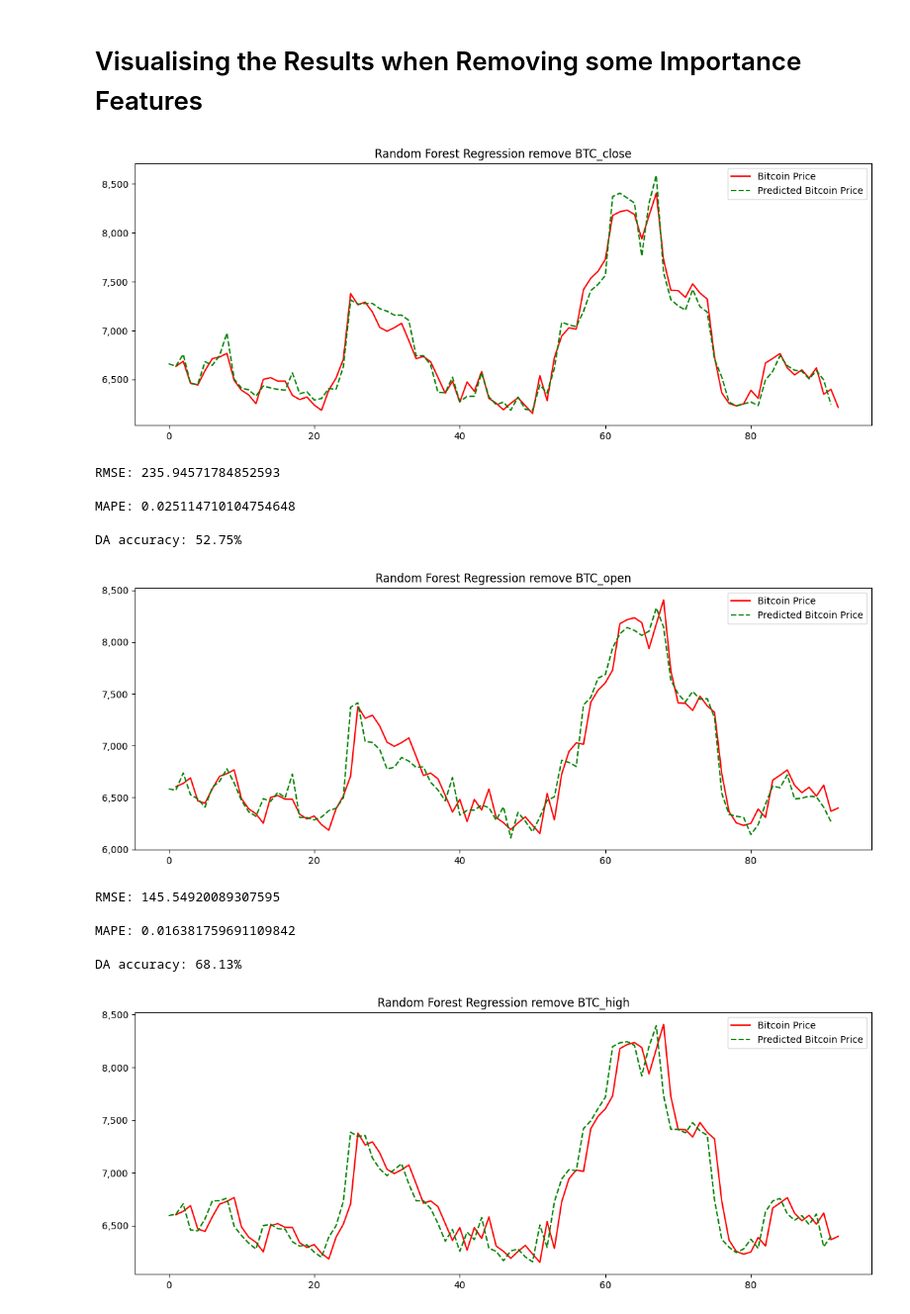
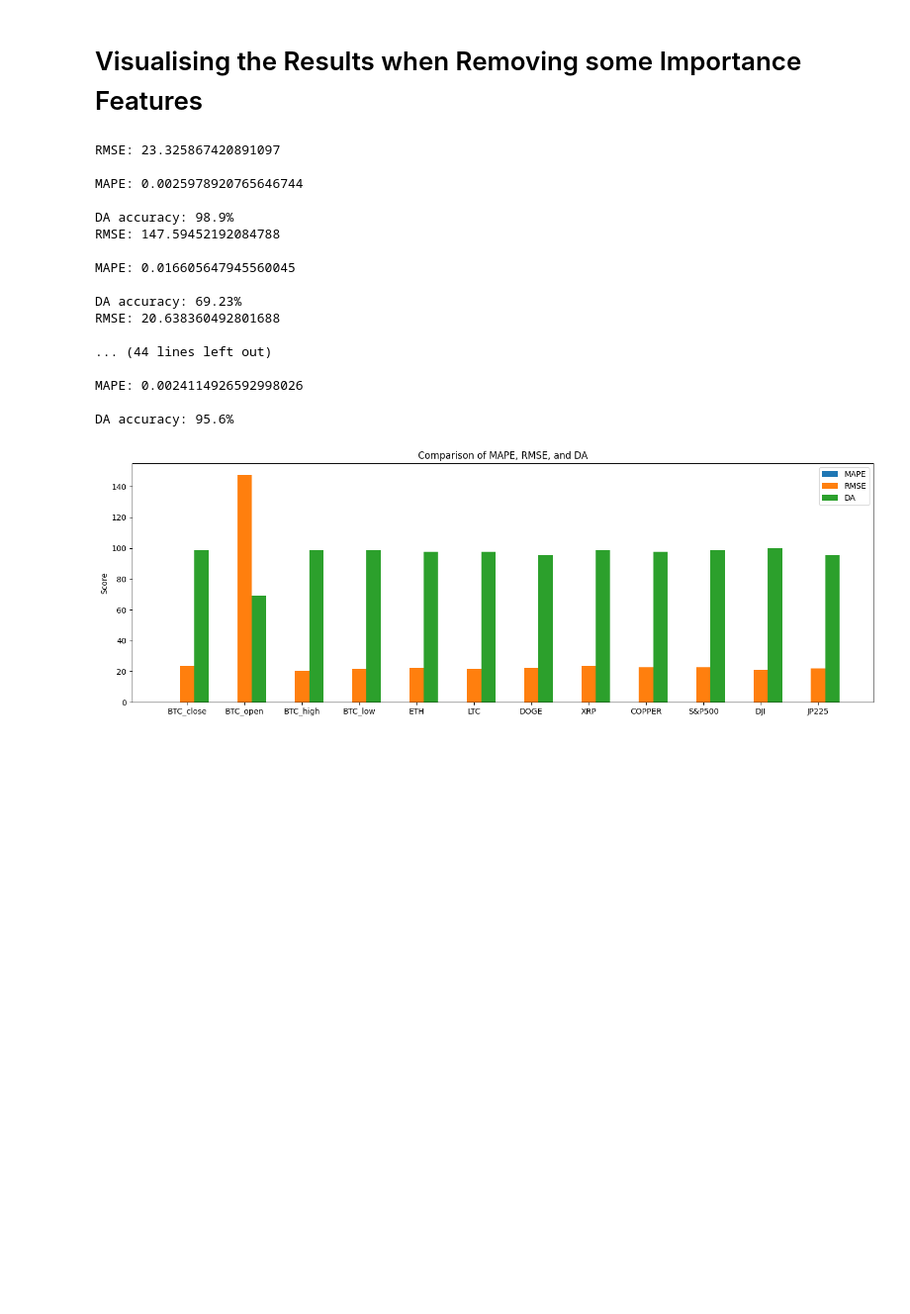
Before and after one commit to lavibula/BitcoinPrediction, a Jupyter notebook: Members/Mlinh/random_forest_period1_ETH.ipynb, the cells around one changed output. Shown at 99% size. Cells and saved outputs as stored; diff of their text form; code cells hidden in the pictures; blank space fills up the shorter version.

```diff
--- a/Members/Mlinh/random_forest_period1_ETH.ipynb
+++ b/Members/Mlinh/random_forest_period1_ETH.ipynb
@@ -82,7 +82,7 @@ Y_test = test_dataset["BTC_close"][1:]
 from sklearn import tree
 from sklearn.ensemble import RandomForestRegressor
 # %%
-simpleTree = RandomForestRegressor(max_depth=15, n_estimators=500)
+simpleTree = RandomForestRegressor(max_depth=10, n_estimators=500)
 #Xây dựng cây hồi quy với độ sâu cây là 10 (Random forest), 500 cây
 simpleTree.fit(X_train, Y_train)
 # %% [output]
@@ -258,62 +258,87 @@ array([[ 6213.3 ,  5883.2 ,  6284.9 , ...,  2718.37, 24271.41, 22304.51],
 # %% [markdown]
 # Visualising the Results when Removing some Importance Features
 # %%
+RMSE_list = []
+MAPE_list = []
+DA_list = []
 for columnName in Xtrain:
     columnData = Xtrain[columnName]
-    if (columnName == "BTC_close"):
-        X_train_re = Xtrain.drop([columnName], axis=1)[:-1]
-        Y_train_re = Xtrain["BTC_open"][1:]
 
-        X_test_re = Xtest.drop([columnName], axis=1)[:-1]
-        Y_test_re = Xtest["BTC_open"][1:]
-    else:
-        X_train_re = Xtrain.drop([columnName], axis=1)[:-1]
-        Y_train_re = Xtrain["BTC_close"][1:]
+    X_train_re = Xtrain.drop([columnName], axis=1)[:-1]
+    Y_train_re = Xtrain["BTC_close"][1:]
 
-        X_test_re = Xtest.drop([columnName], axis=1)[:-1]
-        Y_test_re = Xtest["BTC_close"][1:]
+    X_test_re = Xtest.drop([columnName], axis=1)[:-1]
+    Y_test_re = Xtest["BTC_close"][1:]
 
     simpleTree = RandomForestRegressor(max_depth=15, n_estimators=500)
     simpleTree.fit(X_train_re, Y_train_re)
     Y_pred_re = simpleTree.predict(X_test_re)
 
-    #hien thi ket qua du doan
+    """#hien thi ket qua du doan
     fig, ax = plt.subplots(1, 1, figsize=(14, 5))
     ax.plot(Y_test_re, color = 'red', label="Bitcoin Price")
     ax.plot(Y_pred_re, color = 'green', label="Predicted Bitcoin Price", linestyle="dashed")
     ax.yaxis.set_major_formatter(plt.FuncFormatter(lambda x, loc: "{:,}".format(int(x))))  # .3f
     plt.title(f"Random Forest Regression remove {columnName}")
     plt.legend()
-    plt.show()
+    plt.show()"""
 
     #tinh toan loi du doan
     #RMSE
     from sklearn.metrics import mean_squared_error
     print("RMSE:", np.sqrt(mean_squared_error(Y_test_re, Y_pred_re)))
     print()
+    RMSE_list.append(np.sqrt(mean_squared_error(Y_test_re, Y_pred_re)))
 
     #MAPE
     MAPE_re = np.average(np.abs((Y_test_re.values - Y_pred_re) / Y_test_re.values))
     print("MAPE:", MAPE_re)
     print()
+    MAPE_list.append(MAPE_re)
 
     #DA
     Y_test_DA_re = np.array(Y_test_re)
     Y_pred_0_re = Y_pred_re[1:] - Y_test_DA_re[:-1]
     Y_test_0_re = Y_test_re[1:] - Y_test_DA_re[:-1]
     DA_re = (Y_pred_0_re<0) == (Y_test_0_re<0)
     print("DA accuracy:", f"{round(np.mean(DA_re)*100, 2)}%")
+    DA_list.append(round(np.mean(DA_re)*100, 2))
+
+labels = Xtrain.columns.tolist()
+x = np.arange(len(labels))  # the label locations
+width = 0.25  # the width of the bars
+
+fig, ax = plt.subplots(figsize=(14,5))
+rects1 = ax.bar(x - width, MAPE_list, width, label='MAPE')
+rects2 = ax.bar(x, RMSE_list, width, label='RMSE')
+rects3 = ax.bar(x + width, DA_list, width, label='DA')
+
+# Add some text for labels, title and custom x-axis tick labels, etc.
+ax.set_ylabel('Score')
+ax.set_title('Comparison of MAPE, RMSE, and DA')
+ax.set_xticks(x)
+ax.set_xticklabels(labels)
+ax.legend()
+
+fig.tight_layout()
+
+plt.show()
 # %% [output]
+RMSE: 23.325867420891097
+
+MAPE: 0.0025978920765646744
+
+DA accuracy: 98.9%
+RMSE: 147.59452192084788
+
+MAPE: 0.016605647945560045
+
+DA accuracy: 69.23%
+RMSE: 20.638360492801688
+
+... (44 lines left out)
+
+MAPE: 0.0024114926592998026
+
+DA accuracy: 95.6%
-[figure, old version]
+[figure, new version]
-RMSE: 235.94571784852593
-
-MAPE: 0.025114710104754648
-
-DA accuracy: 52.75%
-[figure, removed]
-RMSE: 145.54920089307595
-
-MAPE: 0.016381759691109842
-
-DA accuracy: 68.13%
-[figure, removed]
```
Also changed, not shown: parts of 10 cells of this notebook, 2 other files.
